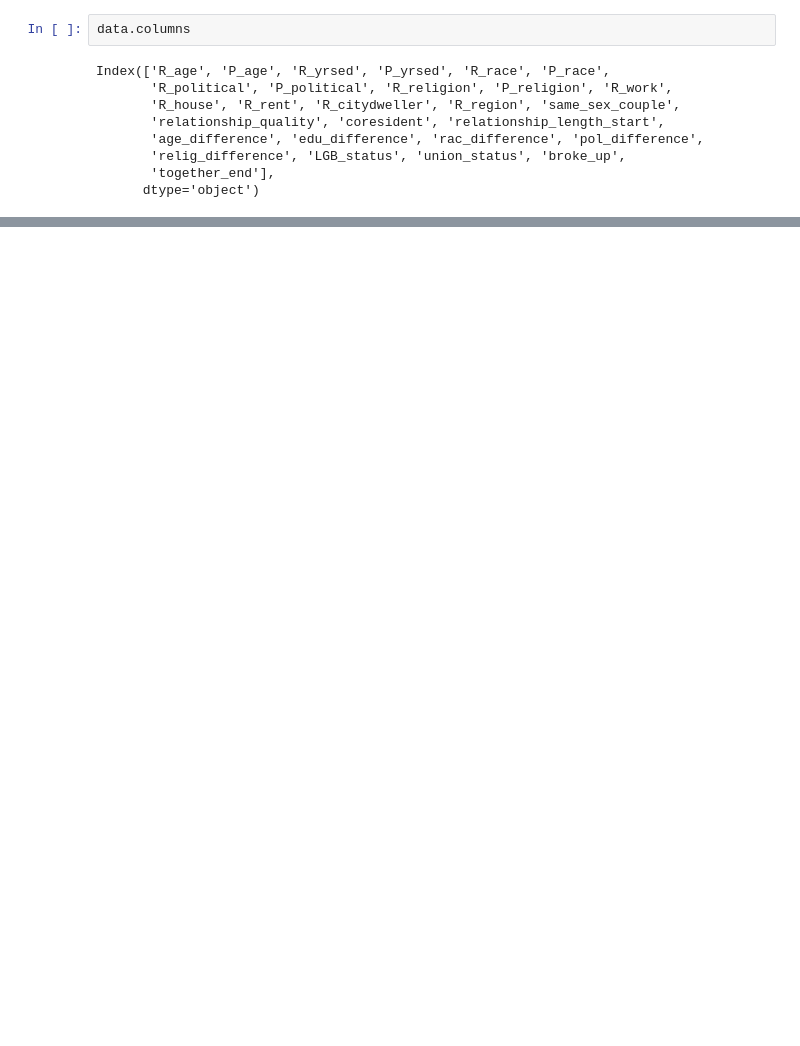
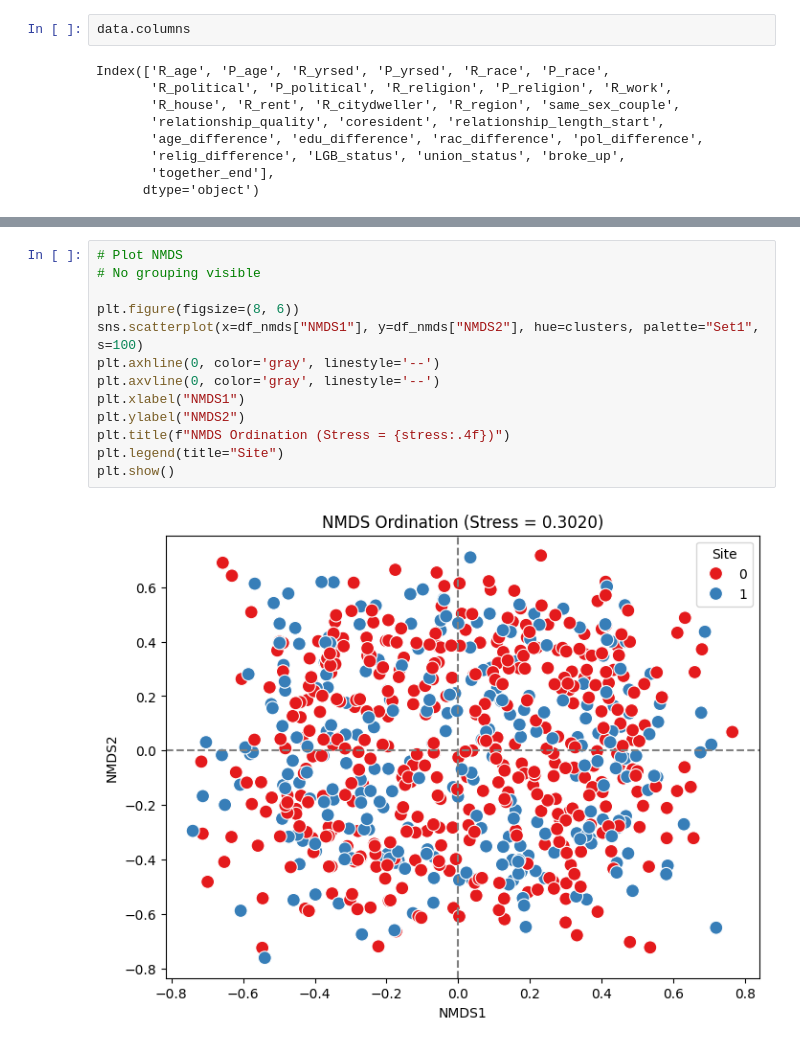
Before and after one commit to kvnpotter/HCMST, a Jupyter notebook: clustering_couples.ipynb, the cells around one changed output, grey strips where cells are left out. Saved outputs shown, nothing was run; the diff lists cells and outputs as text; blank space fills up the shorter version.

```diff
--- a/clustering_couples.ipynb
+++ b/clustering_couples.ipynb
@@ -582,0 +890,15 @@ AttributeError: module 'umap' has no attribute 'UMAP'
+# %%
+# Plot NMDS
+# No grouping visible
+
+plt.figure(figsize=(8, 6))
+sns.scatterplot(x=df_nmds["NMDS1"], y=df_nmds["NMDS2"], hue=clusters, palette="Set1", s=100)
+plt.axhline(0, color='gray', linestyle='--')
+plt.axvline(0, color='gray', linestyle='--')
+plt.xlabel("NMDS1")
+plt.ylabel("NMDS2")
+plt.title(f"NMDS Ordination (Stress = {stress:.4f})")
+plt.legend(title="Site")
+plt.show()
+# %% [output]
+[figure, added]
```
Also changed, not shown: parts of 55 cells of this notebook, 3 other files.
